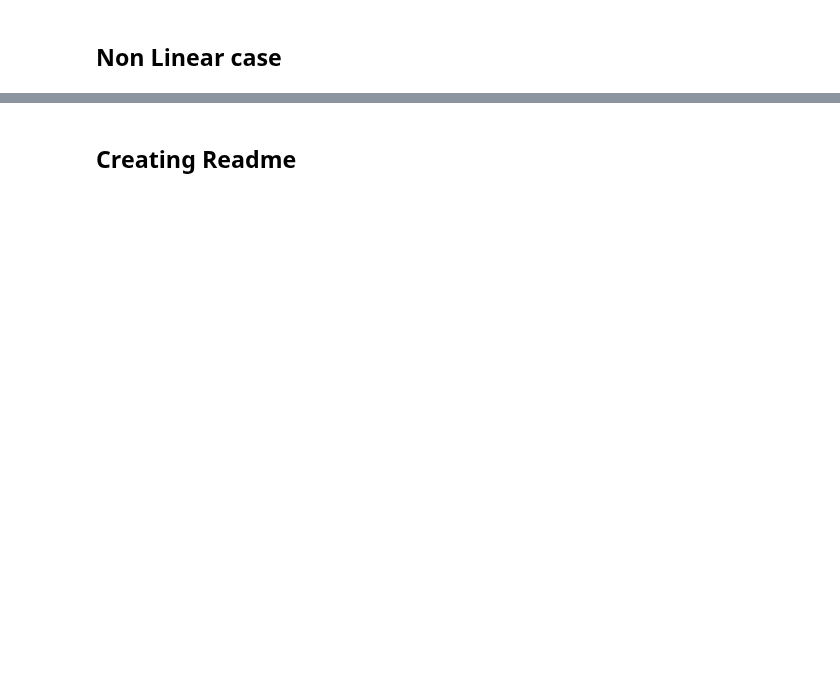
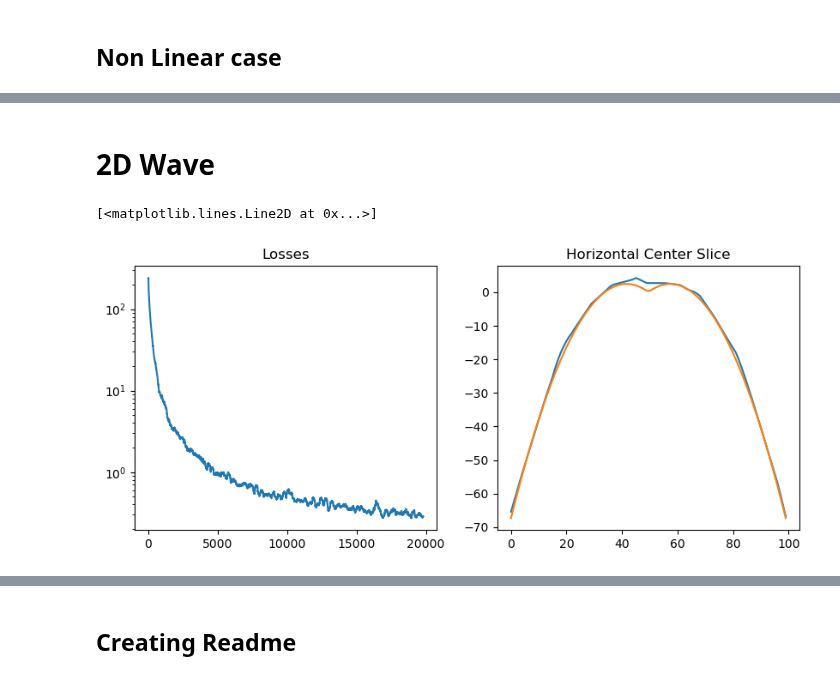
Before and after one commit to emenier/backpropagation, a Jupyter notebook: backpropagation_numpy.ipynb, the cells around one changed output, grey strips where cells are left out. Drawn from its saved outputs; the diff is of its cells as text; code cells hidden in the pictures; blank space fills up the shorter version.

```diff
--- a/backpropagation_numpy.ipynb
+++ b/backpropagation_numpy.ipynb
@@ -247,0 +344,43 @@ Text(0.5, 0.98, 'Almost as good as linear regression :D')
+# %% [markdown]
+# 2D Wave
+# %%
+dx = 100
+x = np.meshgrid(np.linspace(0,2*np.pi,dx),np.linspace(0,2*np.pi,dx))
+x = np.concatenate([x_i.reshape(1,-1) for x_i in x]).T
+#y = 1/(1+0.1*np.sqrt((x[:,0]-np.pi)**2 + (x[:,1]-np.pi)**2)); y = 10*y.reshape(-1,1)
+radius = np.sqrt((x[:,0]-np.pi)**2+(x[:,1]-np.pi)**2)
+y = 10*(-radius**2+radius).reshape(-1,1)
+
+sizes = [x.shape[-1],64,64,y.shape[-1]]
+lossfunc = MSELoss()
+network = MLP(sizes,act=ReLU(),init=1e-6)
+lr = 1e-2
+wd = 1e-4
+losses = []
+batch_size = 50
+subiters = int(x.shape[0]/batch_size)
+# %%
+pbar = tqdm(range(100))
+for i in pbar:
+    for j in range(subiters):
+        idx = np.random.choice(x.shape[0],size=batch_size,replace=False)
+        x_j, y_j = x[idx], y[idx]
+        out = network(x_j)
+        loss, adjoint_state = lossfunc(out,y_j)
+        network.backpropagate(out,adjoint_state)
+        network.gradient_step(lr,wd)
+        losses.append(loss)
+    pbar.set_description('Loss : {:.3e}'.format(np.mean(losses[-subiters:])))
+# %%
+out = network(x).reshape(dx,dx)
+fig, (ax1,ax2) = plt.subplots(ncols=2,figsize=(10,4))
+plt.sca(ax1)
+plt.title('Losses')
+plt.semilogy(np.convolve(losses,(1/subiters)*np.ones(subiters),mode='valid'))
+plt.sca(ax2)
+plt.title('Horizontal Center Slice')
+plt.plot(out[int(dx/2)])
+plt.plot(y.reshape(dx,dx)[int(dx/2)])
+# %% [output]
+[<matplotlib.lines.Line2D at 0x...>]
+[figure, added]
```
Also changed, not shown: parts of 21 cells of this notebook, 9 other files.
